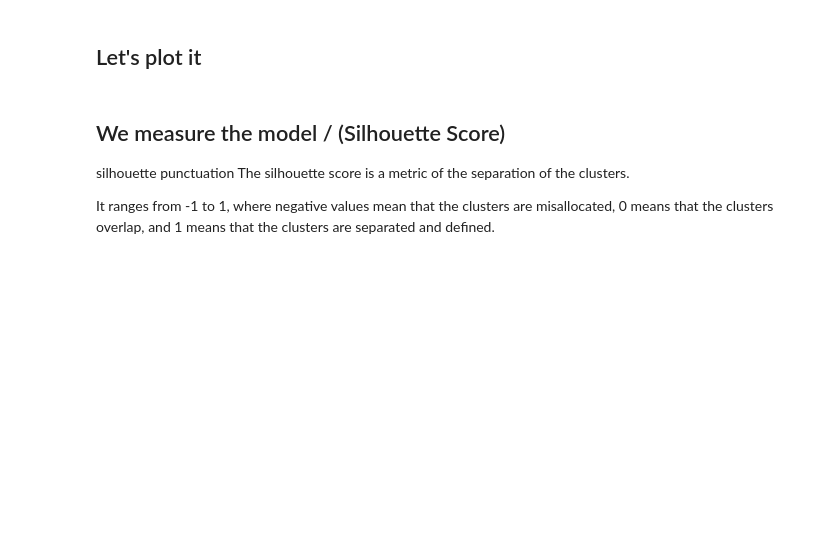
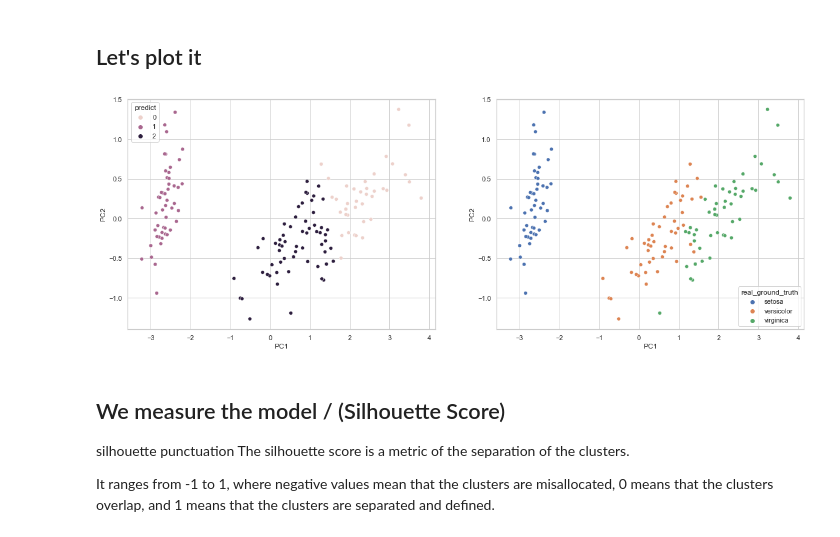
Before and after one commit to VeniceHartwell/lectures, a Jupyter notebook: week-8/03 - Intro_unsupervised.ipynb, the cells around one changed output. Saved outputs shown, nothing was run; the diff lists cells and outputs as text; code cells hidden in the pictures; blank space fills up the shorter version.

```diff
--- a/week-8/03 - Intro_unsupervised.ipynb
+++ b/week-8/03 - Intro_unsupervised.ipynb
@@ -163,6 +232,6 @@ y_pred = km.predict(iris_t)
 # %%
 iris_t["predict"] = y_pred
 # %%
-iris_t["real"] = iris["species"]
+iris_t["real_ground_truth"] = iris["species"]
 # %%
 iris_t.sample(10)
@@ -190,7 +322,9 @@ cross2
 # %%
 fig, axs = plt.subplots(1,2, figsize=(20,7))
 pca_iris = sns.scatterplot(iris_t["PC1"],iris_t["PC2"], hue=iris_t["predict"], ax=axs[0]);
-pca_iris = sns.scatterplot(iris_t["PC1"],iris_t["PC2"], hue=iris_t["real"], ax=axs[1]);
+pca_iris = sns.scatterplot(iris_t["PC1"],iris_t["PC2"], hue=iris_t["real_ground_truth"], ax=axs[1]);
+# %% [output]
+[figure, added]
 # %% [markdown]
 ## We measure the model / (Silhouette Score)
 silhouette punctuation
```
Also changed, not shown: parts of 38 cells of this notebook.
